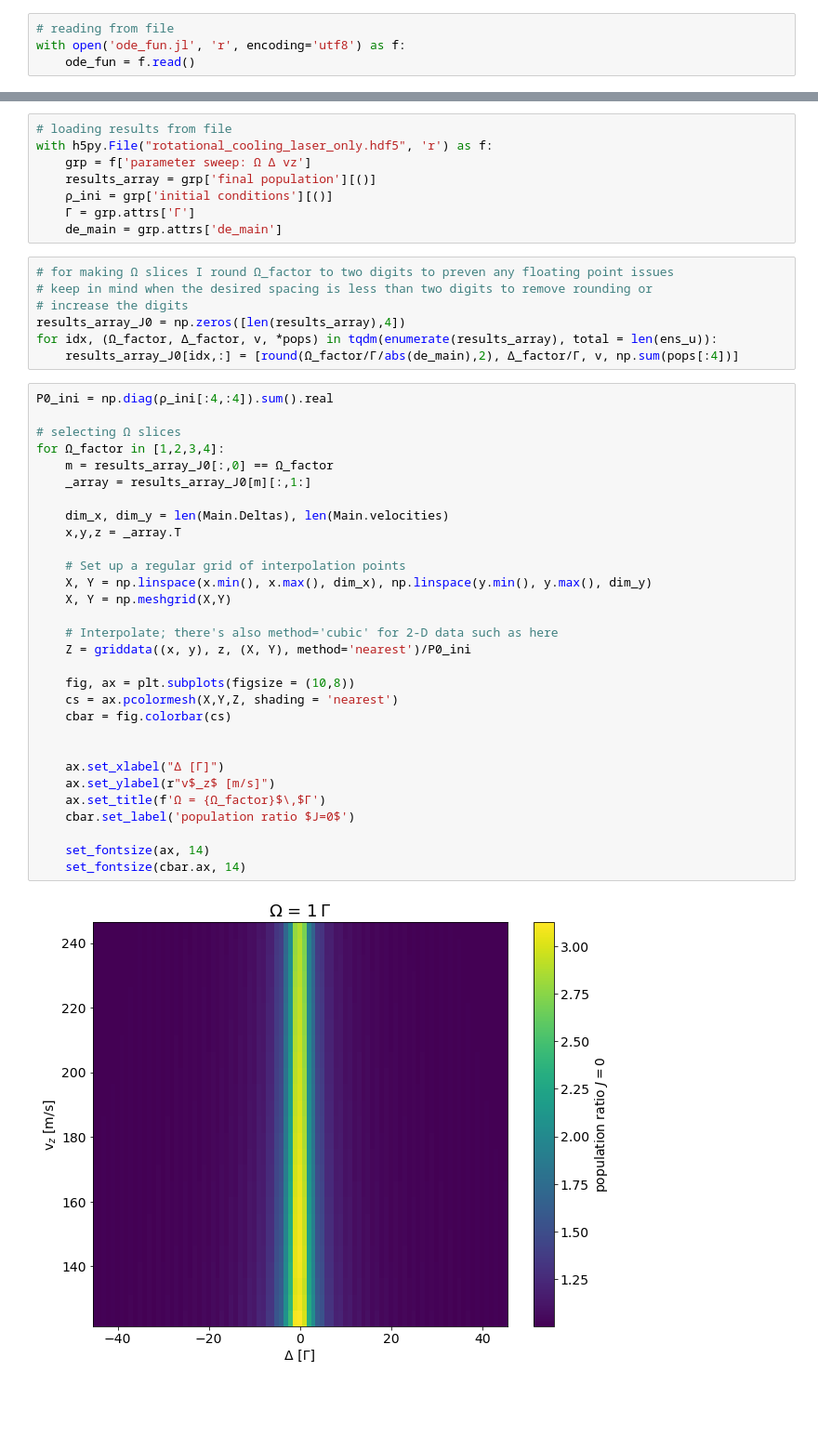
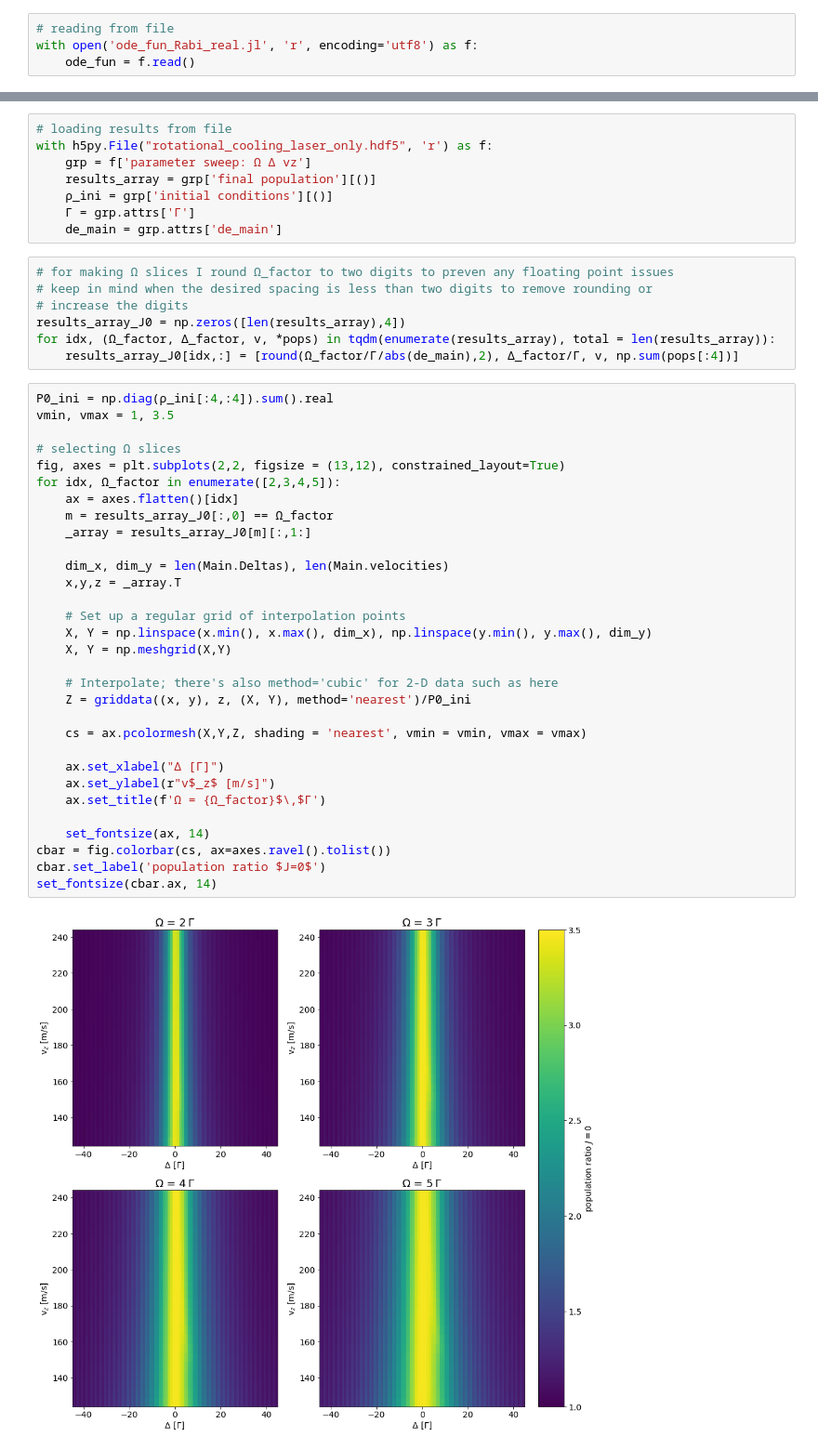
Before and after one commit to ograsdijk/optical-bloch, a Jupyter notebook: Velocity Broadening with Multipass no aperture.ipynb, the cells around one changed output, grey strips where cells are left out. Shown at 93% size. Drawn from its saved outputs; the diff is of its cells as text; blank space fills up the shorter version.

Commit message:
Updates parameter scan plots

```diff
--- a/Velocity Broadening with Multipass no aperture.ipynb
+++ b/Velocity Broadening with Multipass no aperture.ipynb
@@ -321,7 +322,7 @@ set_fontsize(ax, 14)
 [figure]
 # %%
 # reading from file
-with open('ode_fun.jl', 'r', encoding='utf8') as f:
+with open('ode_fun_Rabi_real.jl', 'r', encoding='utf8') as f:
     ode_fun = f.read()
 # %%
 print(ode_fun[:170])
@@ -622,37 +622,38 @@ with h5py.File("rotational_cooling_laser_only.hdf5", 'r') as f:
 # keep in mind when the desired spacing is less than two digits to remove rounding or
 # increase the digits
 results_array_J0 = np.zeros([len(results_array),4])
-for idx, (Ω_factor, Δ_factor, v, *pops) in tqdm(enumerate(results_array), total = len(ens_u)):
+for idx, (Ω_factor, Δ_factor, v, *pops) in tqdm(enumerate(results_array), total = len(results_array)):
     results_array_J0[idx,:] = [round(Ω_factor/Γ/abs(de_main),2), Δ_factor/Γ, v, np.sum(pops[:4])]
 # %%
 P0_ini = np.diag(ρ_ini[:4,:4]).sum().real
+vmin, vmax = 1, 3.5
 
 # selecting Ω slices
-for Ω_factor in [1,2,3,4]:
+fig, axes = plt.subplots(2,2, figsize = (13,12), constrained_layout=True)
+for idx, Ω_factor in enumerate([2,3,4,5]):
+    ax = axes.flatten()[idx]
     m = results_array_J0[:,0] == Ω_factor
     _array = results_array_J0[m][:,1:]
 
     dim_x, dim_y = len(Main.Deltas), len(Main.velocities)
     x,y,z = _array.T
 
     # Set up a regular grid of interpolation points
     X, Y = np.linspace(x.min(), x.max(), dim_x), np.linspace(y.min(), y.max(), dim_y)
     X, Y = np.meshgrid(X,Y)
 
     # Interpolate; there's also method='cubic' for 2-D data such as here
     Z = griddata((x, y), z, (X, Y), method='nearest')/P0_ini
 
-    fig, ax = plt.subplots(figsize = (10,8))
-    cs = ax.pcolormesh(X,Y,Z, shading = 'nearest')
-    cbar = fig.colorbar(cs)
-
+    cs = ax.pcolormesh(X,Y,Z, shading = 'nearest', vmin = vmin, vmax = vmax)
 
     ax.set_xlabel("Δ [Γ]")
     ax.set_ylabel(r"v$_z$ [m/s]")
     ax.set_title(f'Ω = {Ω_factor}$\,$Γ')
-    cbar.set_label('population ratio $J=0$')
 
     set_fontsize(ax, 14)
-    set_fontsize(cbar.ax, 14)
+cbar = fig.colorbar(cs, ax=axes.ravel().tolist())
+cbar.set_label('population ratio $J=0$')
+set_fontsize(cbar.ax, 14)
 # %% [output]
-[figure, old version]
+[figure, new version]
```
Also changed, not shown: parts of 12 cells of this notebook, 1 other file.
